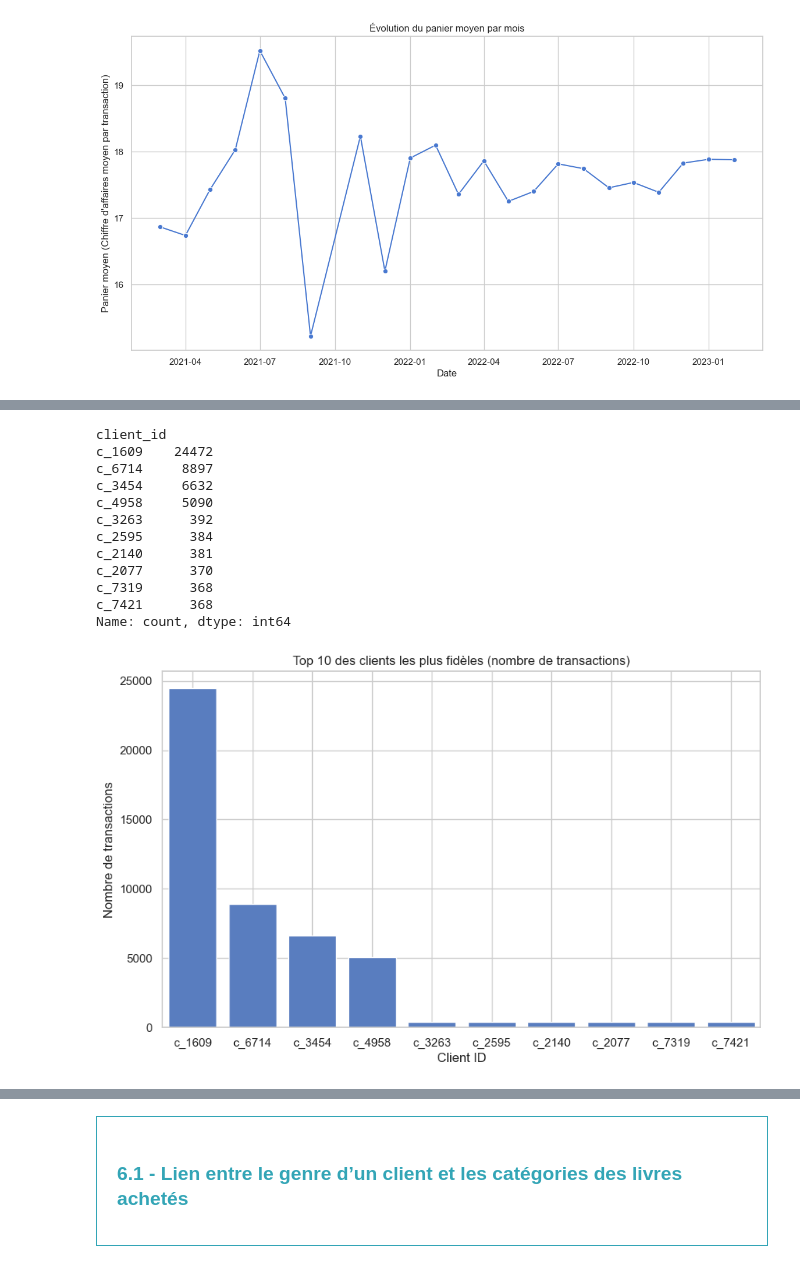
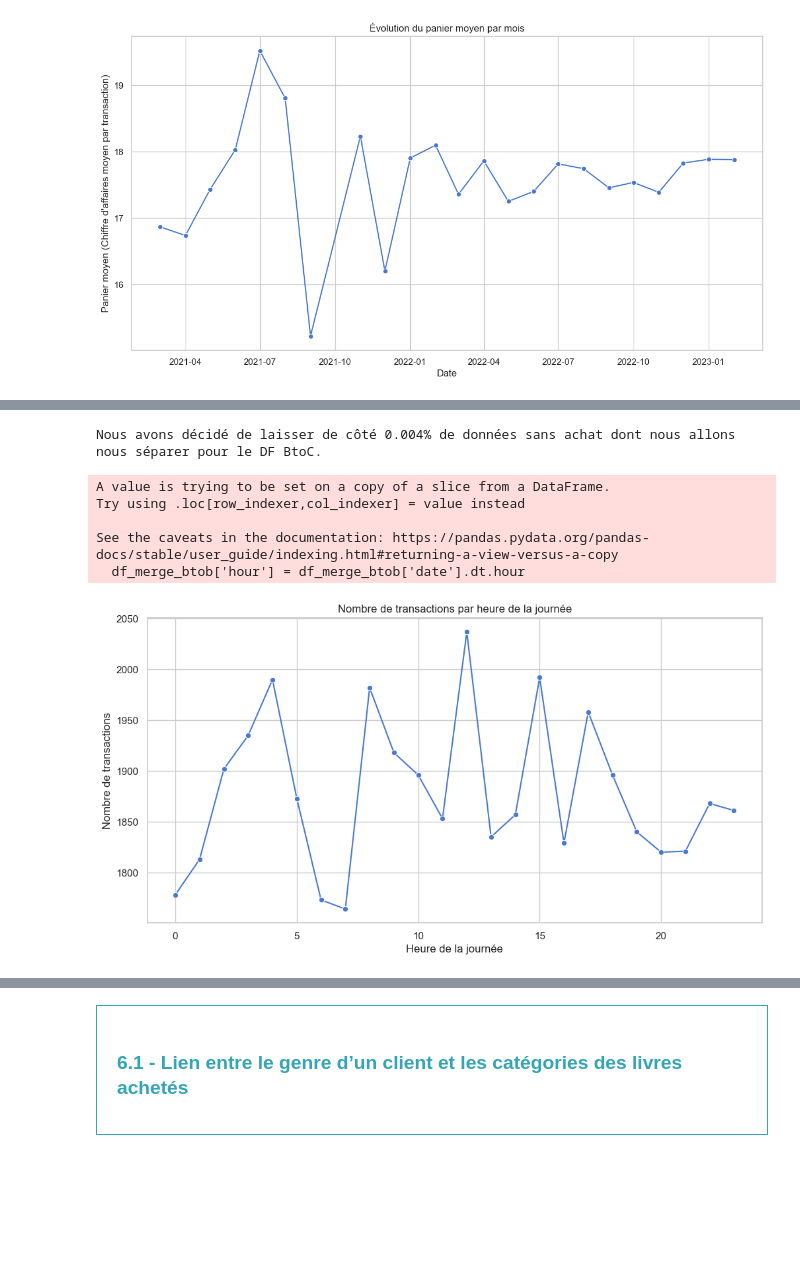
Before and after one commit to obenmaha/analyse-ventes-librairie, a Jupyter notebook: Analyse des Vente_V3.ipynb, the cells around one changed output, grey strips where cells are left out. Drawn from its saved outputs; the diff is of its cells as text; code cells hidden in the pictures; blank space fills up the shorter version.

Commit message:
introduction btob et btoc

```diff
--- a/Analyse des Vente_V3.ipynb
+++ b/Analyse des Vente_V3.ipynb
@@ -713,0 +868,13 @@ plt.show()
+# %%
+# Calculer la dépense totale de chaque client
+total_spent_per_client = df_transactions_products.groupby('client_id')['price'].sum()
+
+# Calculer la dépense moyenne de tous les clients
+average_spent_all_clients = total_spent_per_client.mean()
+
+# Trouver les clients qui dépensent 20 fois plus que la moyenne des autres clients
+high_spenders = total_spent_per_client[total_spent_per_client > (average_spent_all_clients * 20)]
+
+# Afficher les résultats
+print("Clients qui dépensent 20 fois plus que la moyenne des autres clients :")
+print(high_spenders)
@@ -757 +1099,4 @@ Freq: M, Name: price, dtype: float64
 </div>
+# %%
+df_merge_btob = df_btob.merge(df_customers,how='outer', on='client_id',indicator='_merge')
+df_merge_btob
@@ -757,0 +1158,10 @@ Freq: M, Name: price, dtype: float64
+# %%
+# Calculer le pourcentage des données mises de côté dans le df BtoB
+per_df_btob = (df_merge_btob['_merge'].value_counts()['right_only'] / df_merge_btob['_merge'].value_counts()['both']) * 100
+
+print(f'Nous avons  {per_df_btob:.3f}% de données sans achat dont nous allons nous séparer pour le DF BtoB.')
+# Clean (Pour l'instant on décide d'extraire ces données, en attendant la confirmation du client, cela va nous permettre de continuer notre analyse)
+df_btob_nul = df_merge_btob[df_merge_btob["_merge"]=='right_only']
+del df_btob_nul['_merge']
+df_merge_btob = df_merge_btob[df_merge_btob["_merge"]=='both']
+del df_merge_btob['_merge']
@@ -758,32 +1198,34 @@ Freq: M, Name: price, dtype: float64
+# %%
+# Calculer le pourcentage des données mises de côté dans le df BtoB
+per_df_btoc = (df_merge_btoc['_merge'].value_counts()['right_only'] / df_merge_btoc['_merge'].value_counts()['both']) * 100
+
+print(f'Nous avons décidé de laisser de côté {per_df_btoc:.3f}% de données sans achat dont nous allons nous séparer pour le DF BtoC.')
+# Clean (Pour l'instant on décide d'extraire ces données, en attendant la confirmation du client, cela va nous permettre de continuer notre analyse)
+df_btoc_nul = df_merge_btoc[df_merge_btoc["_merge"]=='right_only']
+del df_btoc_nul['_merge']
+df_merge_btoc = df_merge_btoc[df_merge_btoc["_merge"]=='both']
+del df_merge_btoc['_merge']
+# %% [output]
+Nous avons décidé de laisser de côté 0.004% de données sans achat dont nous allons nous séparer pour le DF BtoC.
 # %%
-# Calculer le nombre de transactions par client
-transactions_per_client = df_transactions_products['client_id'].value_counts()
+# Extraire l'heure de la journée
+df_merge_btob['hour'] = df_merge_btob['date'].dt.hour
 
-# Identifier les 10 clients les plus fidèles
-top_loyal_customers = transactions_per_client.head(10)
-
-# Afficher les résultats
-print(top_loyal_customers)
+# Compter le nombre de transactions par heure
+transactions_by_hour_btob = df_merge_btob.groupby('hour')['session_id'].count()
 
 # Tracer le graphique
-plt.figure(figsize=(10, 6))
-sns.barplot(x=top_loyal_customers.index, y=top_loyal_customers.values)
-plt.title("Top 10 des clients les plus fidèles (nombre de transactions)")
-plt.xlabel("Client ID")
+plt.figure(figsize=(12, 6))
+sns.lineplot(x=transactions_by_hour_btob.index, y=transactions_by_hour_btob.values, marker='o')
+plt.title("Nombre de transactions par heure de la journée")
+plt.xlabel("Heure de la journée")
 plt.ylabel("Nombre de transactions")
 plt.grid(True)
 plt.show()
 # %% [output]
-client_id
-c_1609    24472
-c_6714     8897
-c_3454     6632
-c_4958     5090
-c_3263      392
-c_2595      384
-c_2140      381
-c_2077      370
-c_7319      368
-c_7421      368
-Name: count, dtype: int64
+A value is trying to be set on a copy of a slice from a DataFrame.
+Try using .loc[row_indexer,col_indexer] = value instead
+
+See the caveats in the documentation: https://pandas.pydata.org/pandas-docs/stable/user_guide/indexing.html#returning-a-view-versus-a-copy
+  df_merge_btob['hour'] = df_merge_btob['date'].dt.hour
-[figure, old version]
+[figure, new version]
```
Also changed, not shown: parts of 63 cells of this notebook.
